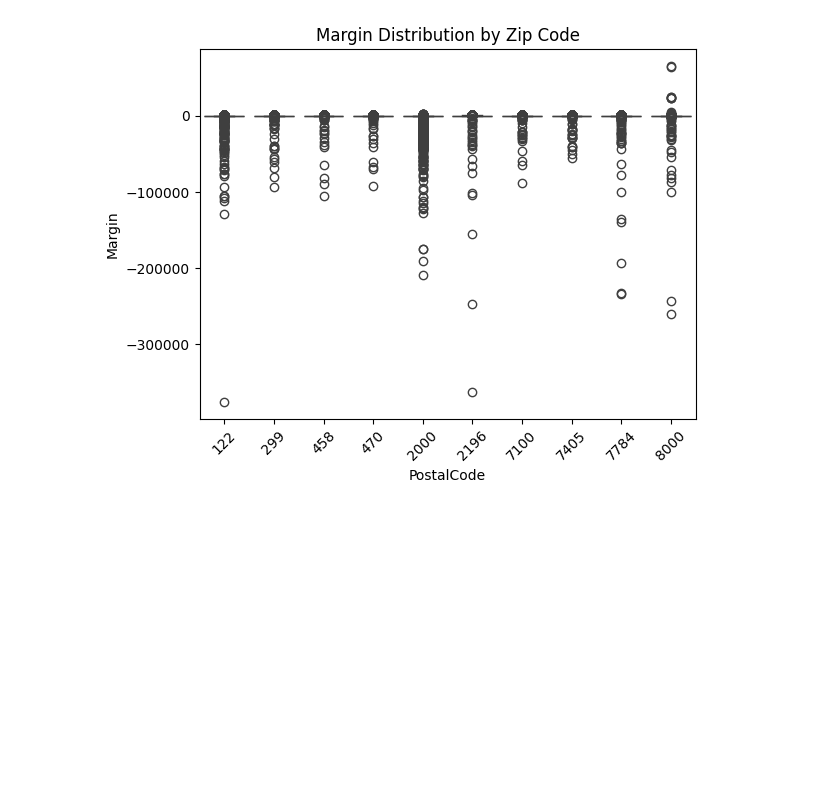
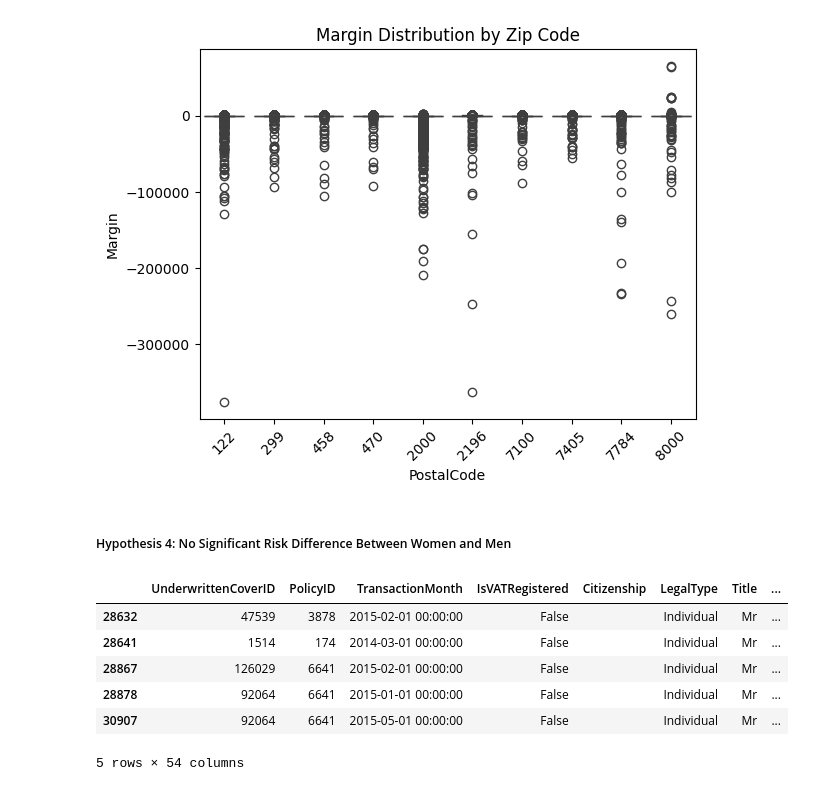
Before and after one commit to GedionAfework/AlphaCare-Insurance-Solutions, a Jupyter notebook: notebooks/hypothesis_testing.ipynb, the cells around one changed output. Saved outputs shown, nothing was run; the diff lists cells and outputs as text; code cells hidden in the pictures; blank space fills up the shorter version.

```diff
--- a/notebooks/hypothesis_testing.ipynb
+++ b/notebooks/hypothesis_testing.ipynb
@@ -123,3 +124,5 @@ plt.savefig('../plots/margin_zipcode.png')
 plt.show()
 # %% [output]
 [figure]
+# %% [markdown]
+##### Hypothesis 4: No Significant Risk Difference Between Women and Men
@@ -125,0 +132,10 @@ plt.show()
+# %%
+claim_data_gender.head()
+# %% [output]
+|  | UnderwrittenCoverID | PolicyID | TransactionMonth | IsVATRegistered | Citizenship | LegalType | Title | ... |
+| 28632 | 47539 | 3878 | 2015-02-01 00:00:00 | False |  | Individual | Mr | ... |
+| 28641 | 1514 | 174 | 2014-03-01 00:00:00 | False |  | Individual | Mr | ... |
+| 28867 | 126029 | 6641 | 2015-02-01 00:00:00 | False |  | Individual | Mr | ... |
+| 28878 | 92064 | 6641 | 2015-01-01 00:00:00 | False |  | Individual | Mr | ... |
+| 30907 | 92064 | 6641 | 2015-05-01 00:00:00 | False |  | Individual | Mr | ... |
+5 rows × 54 columns
```
Also changed, not shown: parts of 8 cells of this notebook, 1 other file.
